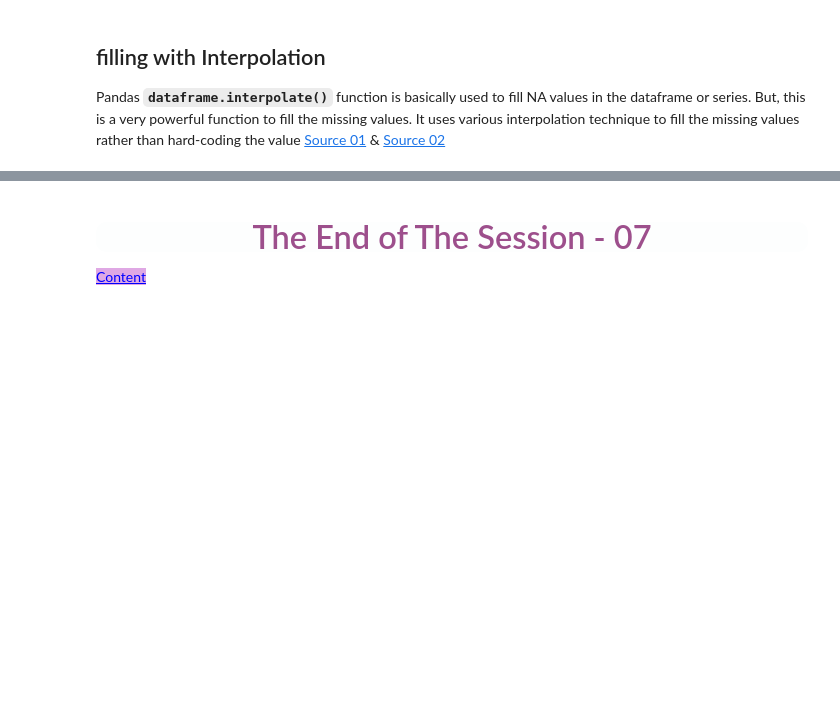
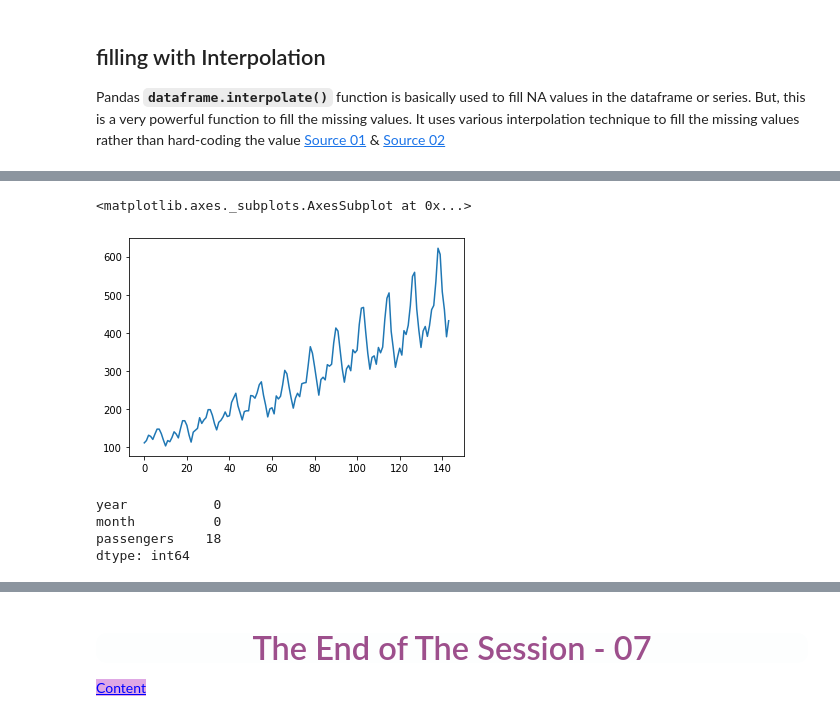
Before and after one commit to yildiz3/Data_Analysis, a Jupyter notebook: 2-Data_Analysis_with_Python/InClass-Notes/DAwPy_S7_(Handling_with_Missing_Values)-student.ipynb, the cells around one changed output, grey strips where cells are left out. Cells and saved outputs as stored; diff of their text form; code cells hidden in the pictures; blank space fills up the shorter version.

```diff
--- a/2-Data_Analysis_with_Python/InClass-Notes/DAwPy_S7_(Handling_with_Missing_Values)-student.ipynb
+++ b/2-Data_Analysis_with_Python/InClass-Notes/DAwPy_S7_(Handling_with_Missing_Values)-student.ipynb
@@ -1192,3 +1267,6 @@ df
 ## filling with Interpolation
 
 Pandas **``dataframe.interpolate()``** function is basically used to fill NA values in the dataframe or series. But, this is a very powerful function to fill the missing values. It uses various interpolation technique to fill the missing values rather than hard-coding the value [Source 01](https://www.geeksforgeeks.org/python-pandas-dataframe-interpolate/) & [Source 02](https://pandas.pydata.org/docs/reference/api/pandas.DataFrame.interpolate.html)
+# %%
+flights = sns.load_dataset("flights")
+flights
@@ -1194,0 +1300,5 @@ Pandas **``dataframe.interpolate()``** function is basically used to fill NA val
+# %%
+flights.passengers.plot()
+# %% [output]
+<matplotlib.axes._subplots.AxesSubplot at 0x...>
+[figure, added]
@@ -1194,0 +1309,7 @@ Pandas **``dataframe.interpolate()``** function is basically used to fill NA val
+# %%
+flights_copy.isnull().sum()
+# %% [output]
+year           0
+month          0
+passengers    18
+dtype: int64
```
Also changed, not shown: parts of 13 cells of this notebook.
